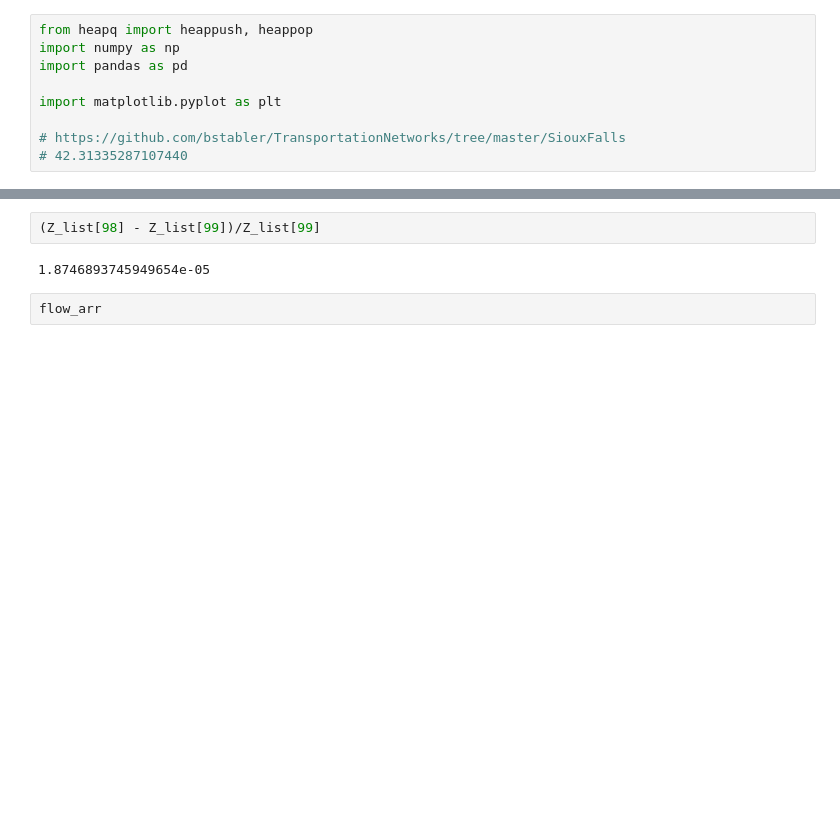
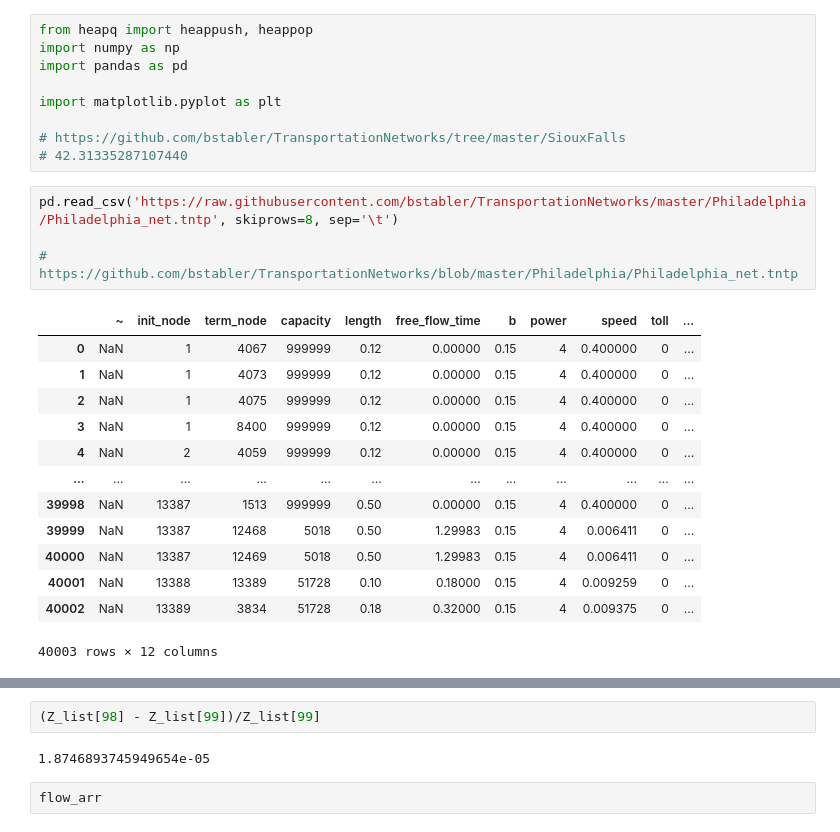
Before and after one commit to takala4/takala-bako, a Jupyter notebook: UE/Work.ipynb, the cells around one changed output, grey strips where cells are left out. Cells and saved outputs as stored; diff of their text form; blank space fills up the shorter version.

```diff
--- a/UE/Work.ipynb
+++ b/UE/Work.ipynb
@@ -7,6 +7,24 @@ import matplotlib.pyplot as plt
 
 # https://github.com/bstabler/TransportationNetworks/tree/master/SiouxFalls
 # 42.31335287107440
+# %%
+pd.read_csv('https://raw.githubusercontent.com/bstabler/TransportationNetworks/master/Philadelphia/Philadelphia_net.tntp', skiprows=8, sep='\t')
+
+# https://github.com/bstabler/TransportationNetworks/blob/master/Philadelphia/Philadelphia_net.tntp
+# %% [output]
+|  | ~ | init_node | term_node | capacity | length | free_flow_time | b | power | speed | toll | ... |
+| 0 | NaN | 1 | 4067 | 999999 | 0.12 | 0.00000 | 0.15 | 4 | 0.400000 | 0 | ... |
+| 1 | NaN | 1 | 4073 | 999999 | 0.12 | 0.00000 | 0.15 | 4 | 0.400000 | 0 | ... |
+| 2 | NaN | 1 | 4075 | 999999 | 0.12 | 0.00000 | 0.15 | 4 | 0.400000 | 0 | ... |
+| 3 | NaN | 1 | 8400 | 999999 | 0.12 | 0.00000 | 0.15 | 4 | 0.400000 | 0 | ... |
+| 4 | NaN | 2 | 4059 | 999999 | 0.12 | 0.00000 | 0.15 | 4 | 0.400000 | 0 | ... |
+| ... | ... | ... | ... | ... | ... | ... | ... | ... | ... | ... | ... |
+| 39998 | NaN | 13387 | 1513 | 999999 | 0.50 | 0.00000 | 0.15 | 4 | 0.400000 | 0 | ... |
+| 39999 | NaN | 13387 | 12468 | 5018 | 0.50 | 1.29983 | 0.15 | 4 | 0.006411 | 0 | ... |
+| 40000 | NaN | 13387 | 12469 | 5018 | 0.50 | 1.29983 | 0.15 | 4 | 0.006411 | 0 | ... |
+| 40001 | NaN | 13388 | 13389 | 51728 | 0.10 | 0.18000 | 0.15 | 4 | 0.009259 | 0 | ... |
+| 40002 | NaN | 13389 | 3834 | 51728 | 0.18 | 0.32000 | 0.15 | 4 | 0.009375 | 0 | ... |
+40003 rows × 12 columns
 # %%
 
 def read_network_data(filename):
```
Also changed, not shown: parts of 12 cells of this notebook, 2 other files.
